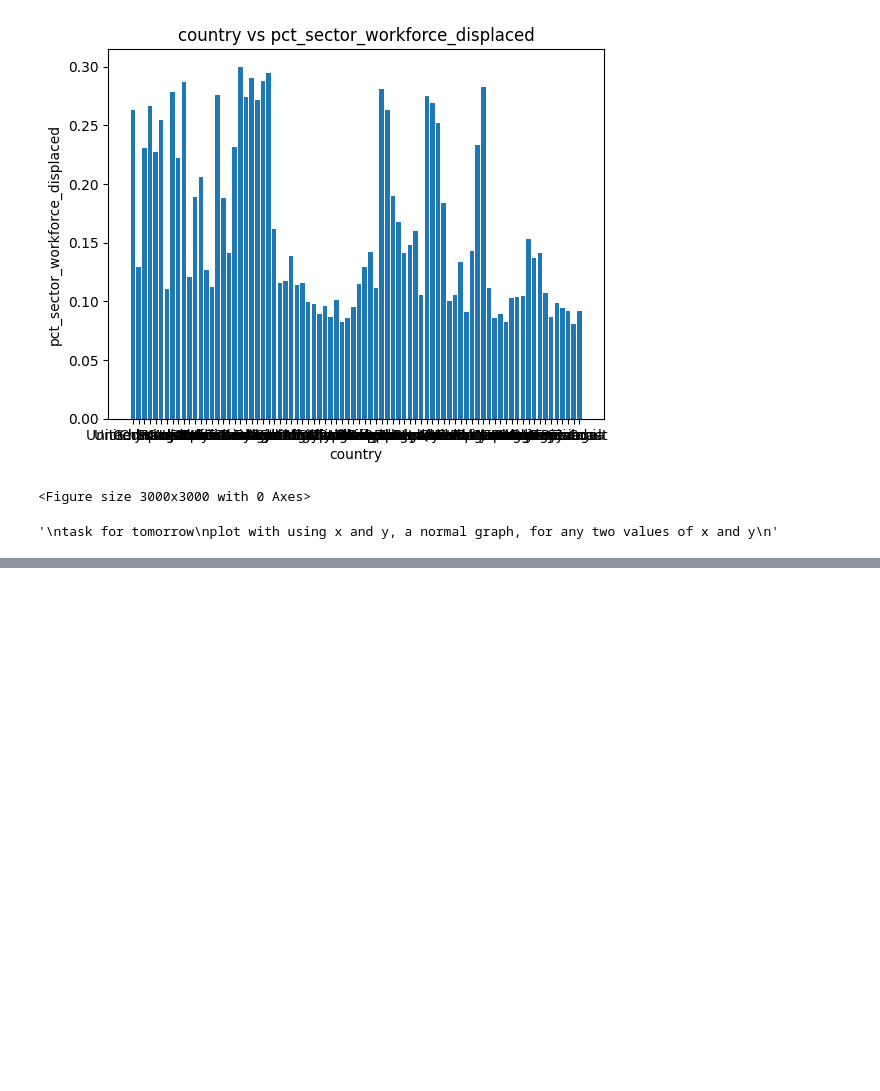
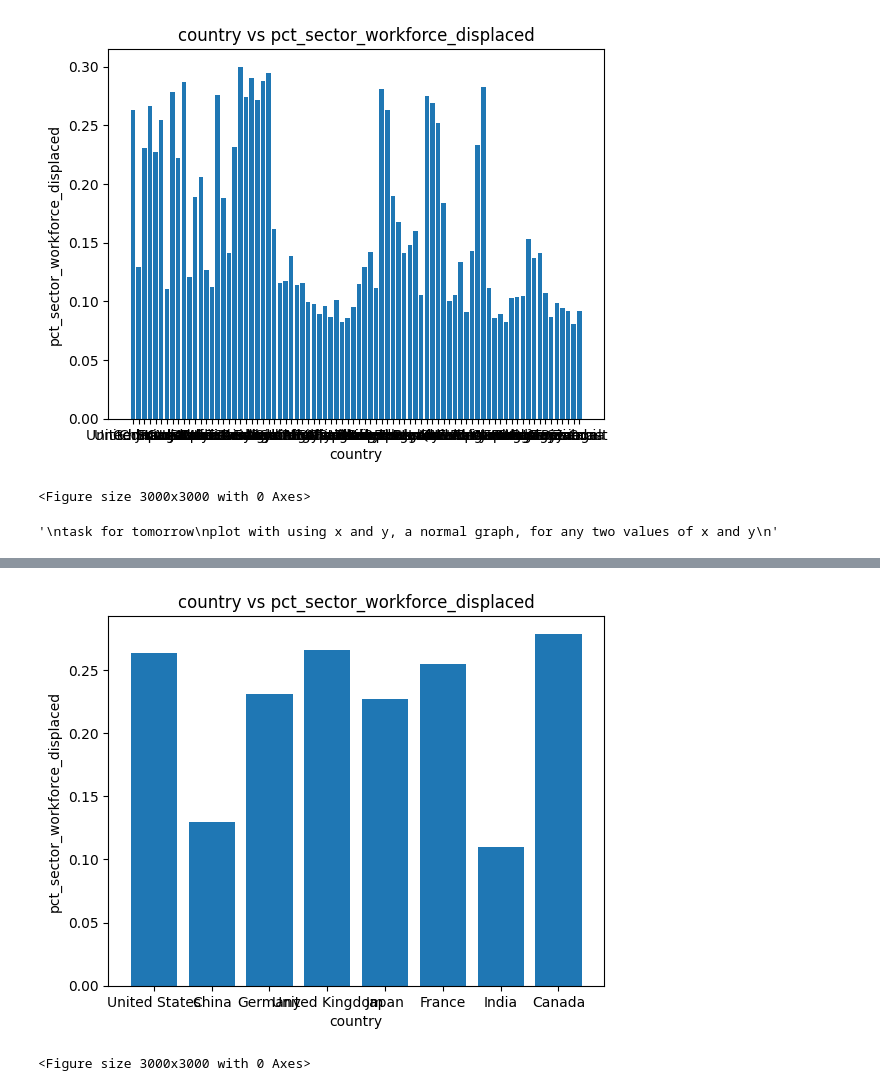
Before and after one commit to Yaduleo/data-science-internship, a Jupyter notebook: 15_5.ipynb, the cells around one changed output, grey strips where cells are left out. Cells and saved outputs as stored; diff of their text form; code cells hidden in the pictures; blank space fills up the shorter version.

```diff
--- a/15_5.ipynb
+++ b/15_5.ipynb
@@ -484,0 +517,6 @@ plot with using x and y, a normal graph, for any two values of x and y
+# %%
+country=['United States', 'China', 'Germany', 'United Kingdom', 'Japan',
+       'France', 'India', 'Canada']
+# %%
+filtered_df = df[df['country'].isin(country)]
+filtered_df.head()
@@ -484,0 +531,12 @@ plot with using x and y, a normal graph, for any two values of x and y
+# %%
+x=filtered_df['country']
+y=filtered_df['pct_sector_workforce_displaced']
+plt.bar(x,y)
+plt.xlabel('country')
+plt.ylabel('pct_sector_workforce_displaced')
+plt.title('country vs pct_sector_workforce_displaced')
+plt.figure(figsize=(30, 30))
+plt.show()
+# %% [output]
+[figure, added]
+<Figure size 3000x3000 with 0 Axes>
```
Also changed, not shown: parts of 22 cells of this notebook.
